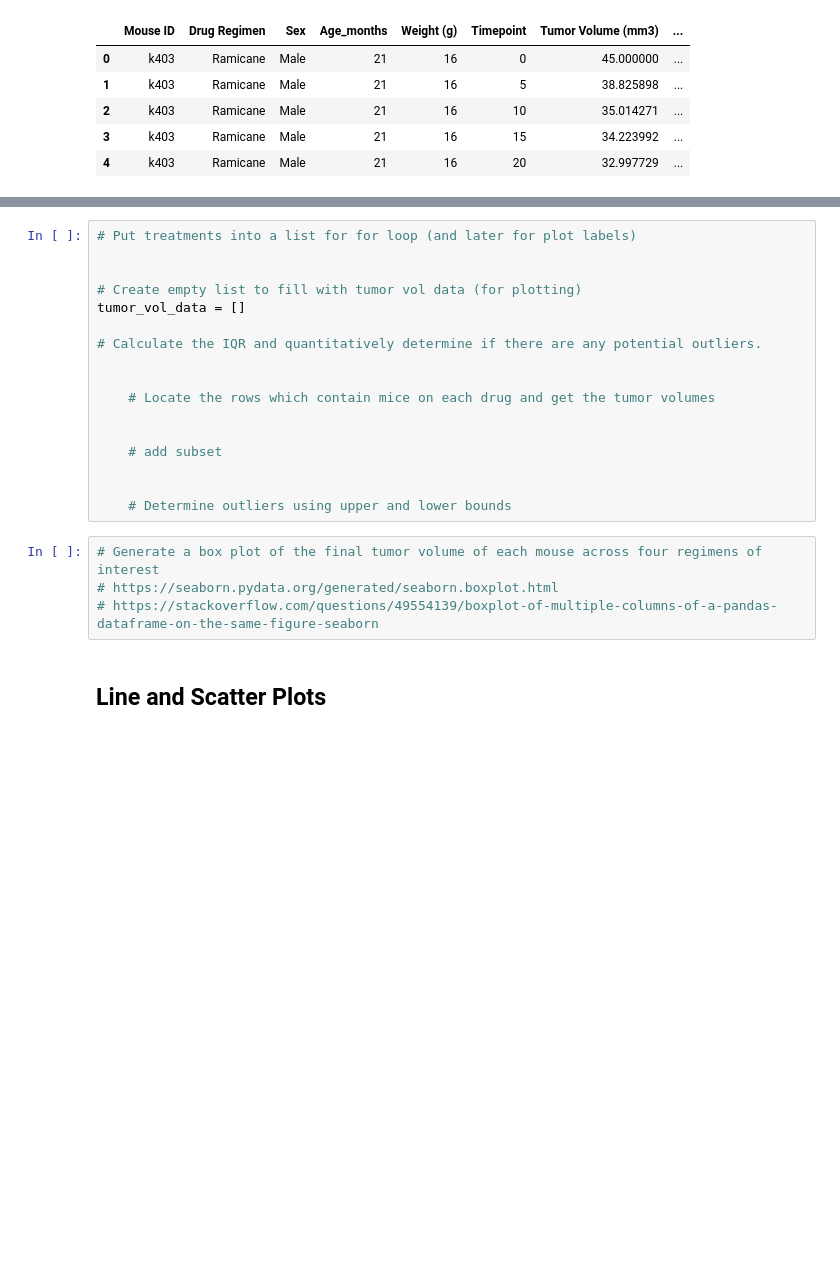
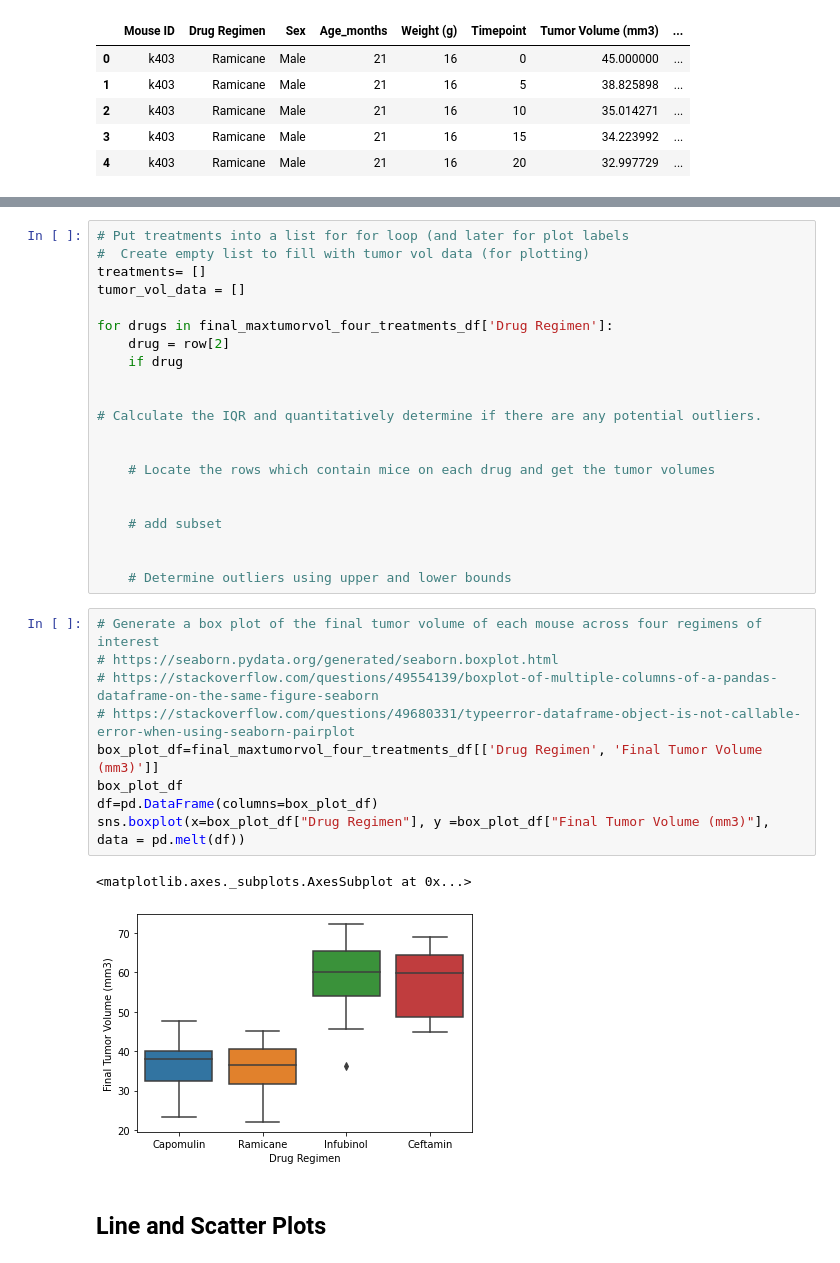
Before and after one commit to JeniLam/MatPlotLib_Challenge, a Jupyter notebook: pymaceuticals_starter.ipynb, the cells around one changed output, grey strips where cells are left out. Drawn from its saved outputs; the diff is of its cells as text; blank space fills up the shorter version.

Commit message:
Adds box plot

```diff
--- a/pymaceuticals_starter.ipynb
+++ b/pymaceuticals_starter.ipynb
@@ -249,11 +248,15 @@ final_maxtumorvol_four_treatments_df.head()
 | 3 | g288 | 45 | Capomulin | Male | 3 | 19 | 37.074024 | ... |
 | 4 | g316 | 45 | Capomulin | Female | 22 | 22 | 40.159220 | ... |
 # %%
-# Put treatments into a list for for loop (and later for plot labels)
+# Put treatments into a list for for loop (and later for plot labels
+#  Create empty list to fill with tumor vol data (for plotting)
+treatments= []
+tumor_vol_data = []
 
+for drugs in final_maxtumorvol_four_treatments_df['Drug Regimen']:
+    drug = row[2]
+    if drug
 
-# Create empty list to fill with tumor vol data (for plotting)
-tumor_vol_data = []
 
 # Calculate the IQR and quantitatively determine if there are any potential outliers.
 
@@ -268,7 +271,15 @@ tumor_vol_data = []
 # %%
 # Generate a box plot of the final tumor volume of each mouse across four regimens of interest
 # https://seaborn.pydata.org/generated/seaborn.boxplot.html
 # https://stackoverflow.com/questions/49554139/boxplot-of-multiple-columns-of-a-pandas-dataframe-on-the-same-figure-seaborn
+# https://stackoverflow.com/questions/49680331/typeerror-dataframe-object-is-not-callable-error-when-using-seaborn-pairplot
+box_plot_df=final_maxtumorvol_four_treatments_df[['Drug Regimen', 'Final Tumor Volume (mm3)']]
+box_plot_df
+df=pd.DataFrame(columns=box_plot_df)
+sns.boxplot(x=box_plot_df["Drug Regimen"], y =box_plot_df["Final Tumor Volume (mm3)"], data = pd.melt(df))
+# %% [output]
+<matplotlib.axes._subplots.AxesSubplot at 0x...>
+[figure, added]
 # %% [markdown]
 ## Line and Scatter Plots
 # %%
```
Also changed, not shown: parts of 6 cells of this notebook.
